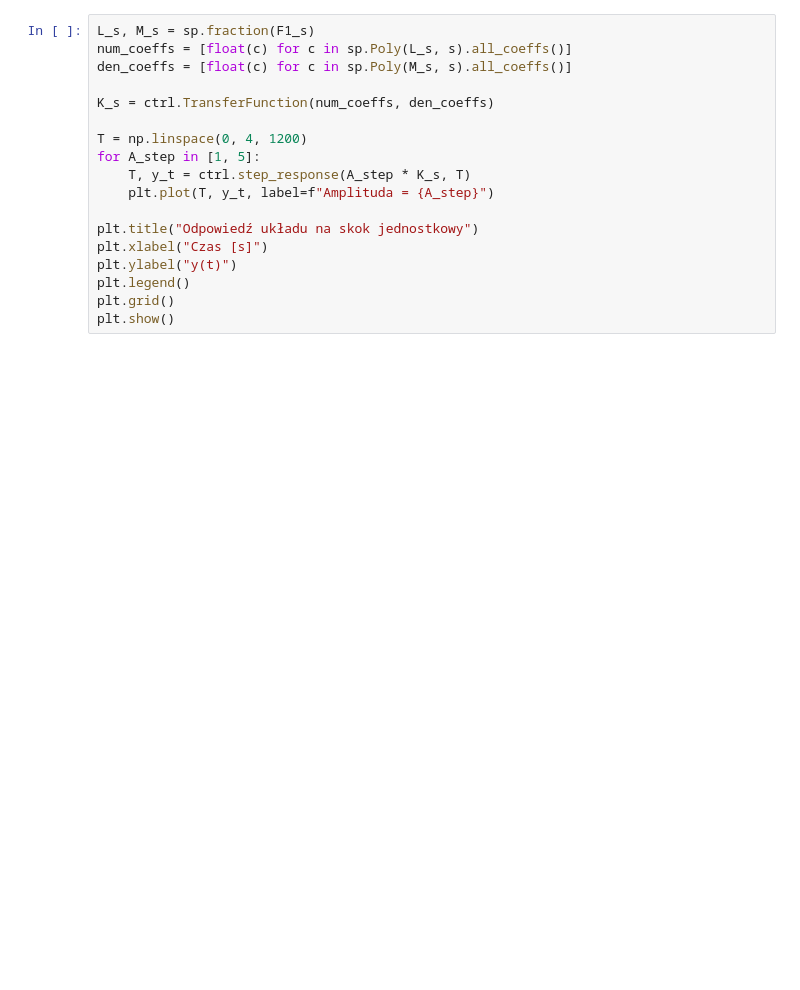
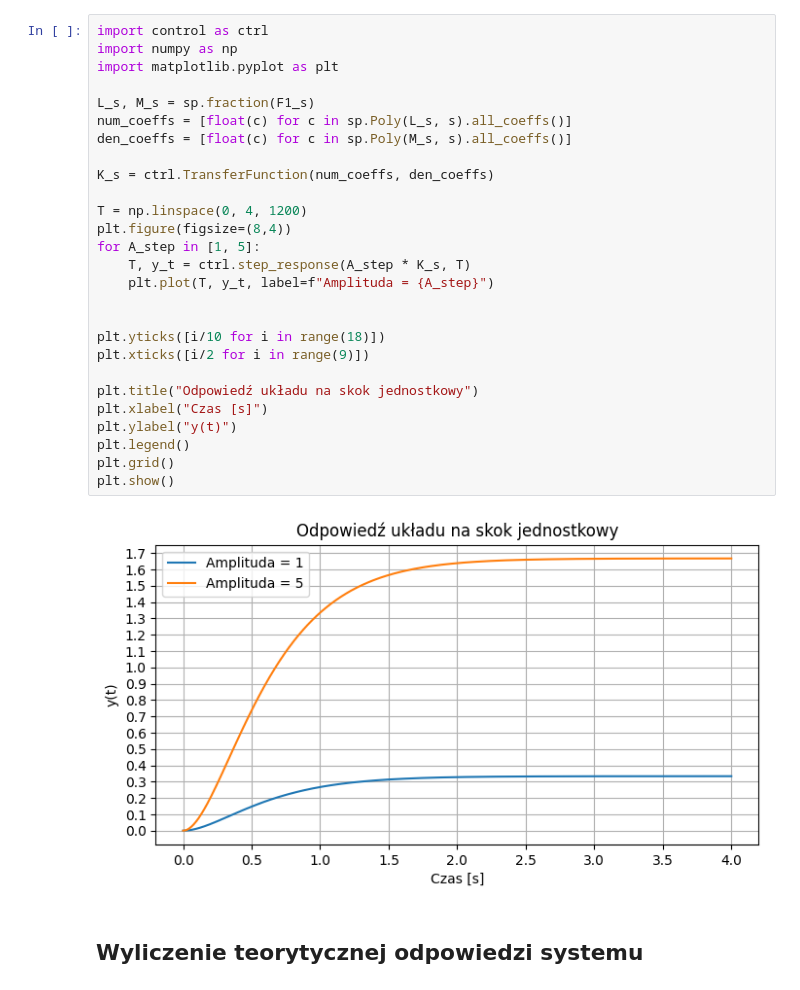
Before and after one commit to iwonieevo/TR-Projekt, a Jupyter notebook: main.ipynb, the cells around one changed output. Saved outputs shown, nothing was run; the diff lists cells and outputs as text; blank space fills up the shorter version.

```diff
--- a/main.ipynb
+++ b/main.ipynb
@@ -34,18 +45,31 @@ Wyliczone transformaty Laplace'a funkcji f_1(t) i f_2(t) (Odpowiednio F_1(s) i F
 # %%
+import control as ctrl
+import numpy as np
+import matplotlib.pyplot as plt
+
 L_s, M_s = sp.fraction(F1_s)
 num_coeffs = [float(c) for c in sp.Poly(L_s, s).all_coeffs()]
 den_coeffs = [float(c) for c in sp.Poly(M_s, s).all_coeffs()]
 
 K_s = ctrl.TransferFunction(num_coeffs, den_coeffs)
 
 T = np.linspace(0, 4, 1200)
+plt.figure(figsize=(8,4))
 for A_step in [1, 5]:
     T, y_t = ctrl.step_response(A_step * K_s, T)
     plt.plot(T, y_t, label=f"Amplituda = {A_step}")
+
+
+plt.yticks([i/10 for i in range(18)])
+plt.xticks([i/2 for i in range(9)])
 
 plt.title("Odpowiedź układu na skok jednostkowy")
 plt.xlabel("Czas [s]")
 plt.ylabel("y(t)")
 plt.legend()
 plt.grid()
 plt.show()
+# %% [output]
+[figure, added]
+# %% [markdown]
+## Wyliczenie teorytycznej odpowiedzi systemu
```
Also changed, not shown: parts of 30 cells of this notebook.
